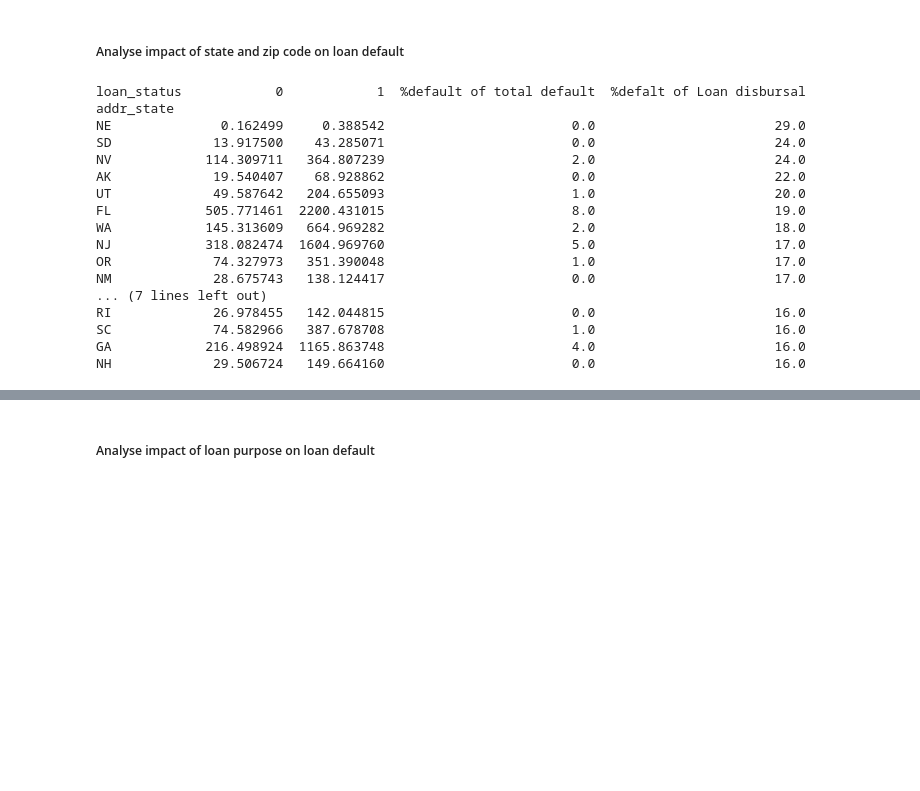
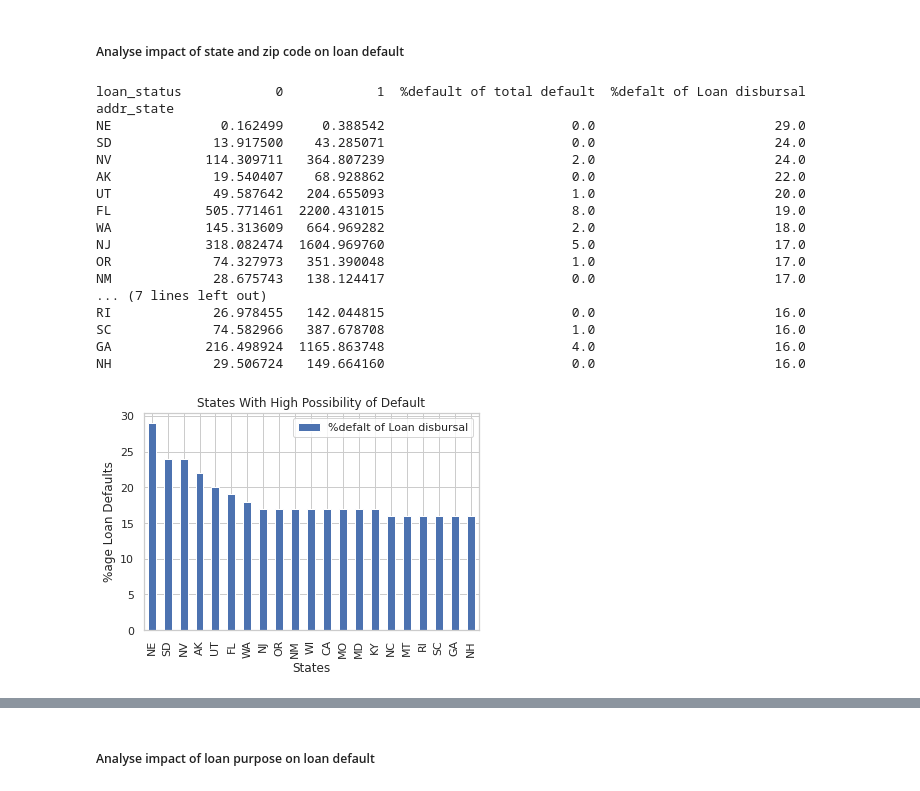
Before and after one commit to ishankarve/upgrad_lending_club_case_study, a Jupyter notebook: Ishan Karve.ipynb, the cells around one changed output, grey strips where cells are left out. Drawn from its saved outputs; the diff is of its cells as text; code cells hidden in the pictures; blank space fills up the shorter version.

```diff
--- a/Ishan Karve.ipynb
+++ b/Ishan Karve.ipynb
@@ -341,28 +354,34 @@ plt.show()
 # %%
 #analyse impact of state on percentage of total loan paid
 func=lambda x : np.sum(x)/10000
 raw_table=pd.pivot_table(loan, index='addr_state',columns='loan_status',values='funded_amnt_inv',aggfunc=func)
 raw_table["%default of total default"] = round((raw_table[0]/raw_table[0].sum())*100)
 raw_table["%defalt of Loan disbursal"] = round((raw_table[0]/(raw_table[1]+raw_table[0]))*100)
-print(raw_table[raw_table["%defalt of Loan disbursal"]>15].sort_values(by='%defalt of Loan disbursal', ascending=False))
+state_default=raw_table[raw_table["%defalt of Loan disbursal"]>15].sort_values(by='%defalt of Loan disbursal', ascending=False)
+print (state_default)
+#plot relevant graphs
+state_default.plot(kind='bar', ylabel='%age Loan Defaults', xlabel='States', y='%defalt of Loan disbursal')
+plt.title("States With High Possibility of Default")
+plt.show()
 # %% [output]
 loan_status            0            1  %default of total default  %defalt of Loan disbursal
 addr_state
 NE              0.162499     0.388542                        0.0                       29.0
 SD             13.917500    43.285071                        0.0                       24.0
 NV            114.309711   364.807239                        2.0                       24.0
 AK             19.540407    68.928862                        0.0                       22.0
 UT             49.587642   204.655093                        1.0                       20.0
 FL            505.771461  2200.431015                        8.0                       19.0
 WA            145.313609   664.969282                        2.0                       18.0
 NJ            318.082474  1604.969760                        5.0                       17.0
 OR             74.327973   351.390048                        1.0                       17.0
 NM             28.675743   138.124417                        0.0                       17.0
 ... (7 lines left out)
 RI             26.978455   142.044815                        0.0                       16.0
 SC             74.582966   387.678708                        1.0                       16.0
 GA            216.498924  1165.863748                        4.0                       16.0
 NH             29.506724   149.664160                        0.0                       16.0
+[figure, added]
 # %%
 #analyse impact of zipcode on percentage of total loan paid
 func=lambda x : np.sum(x)/10000
```
Also changed, not shown: parts of 34 cells of this notebook.
